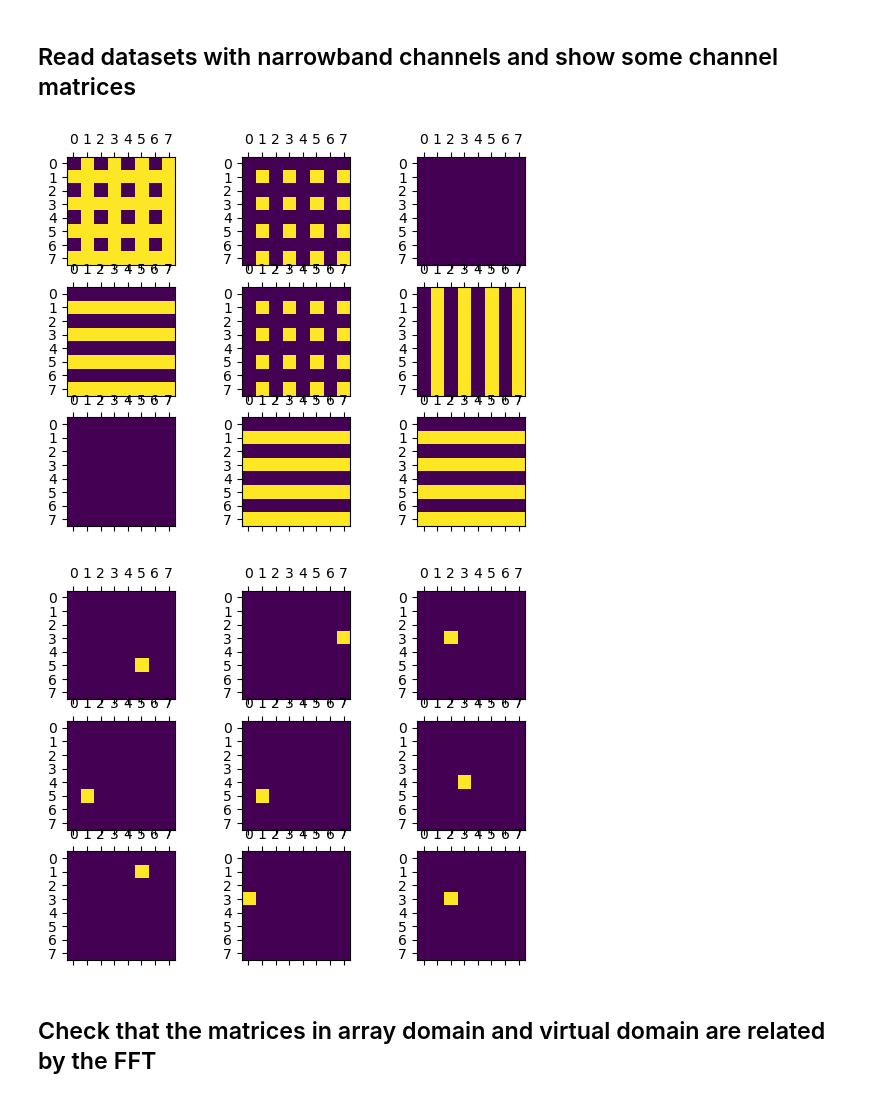
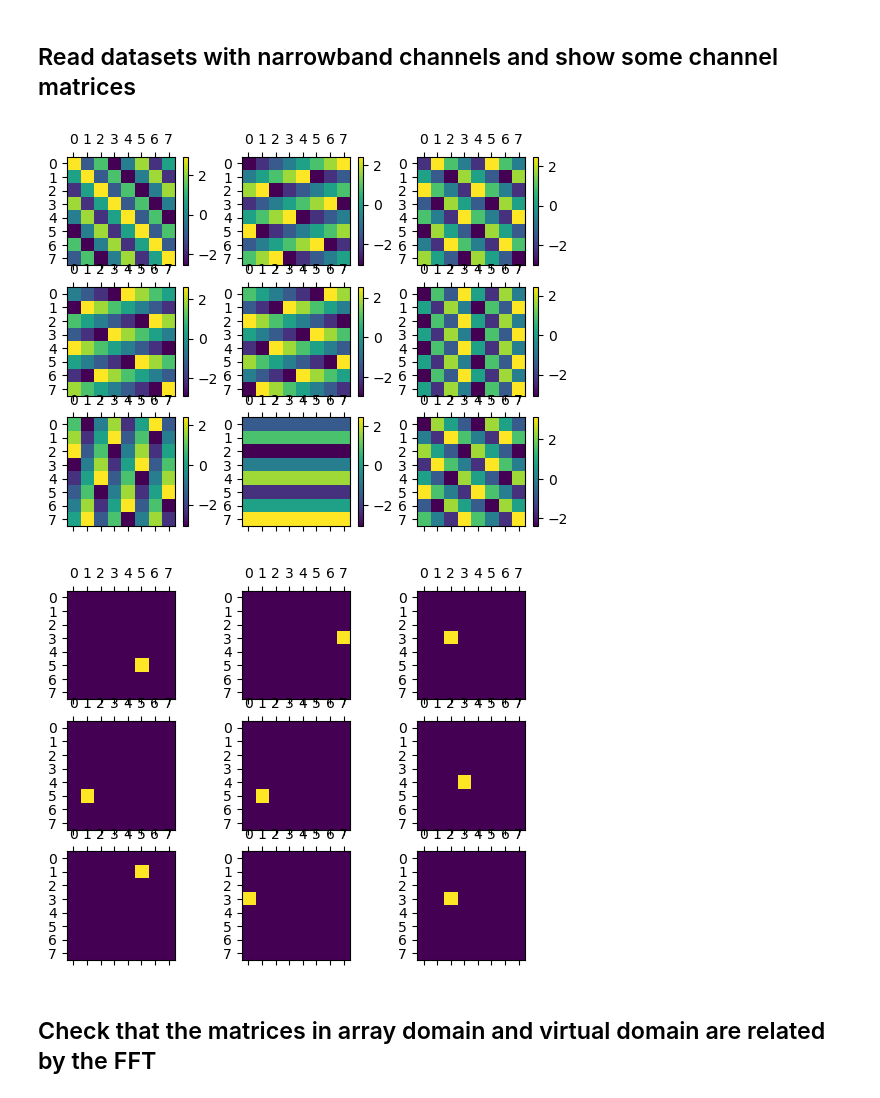
Before and after one commit to aldebaro/ai6g, a Jupyter notebook: 02_channel_estimation_digital_mimo.ipynb, the cells around one changed output. Cells and saved outputs as stored; diff of their text form; code cells hidden in the pictures.

Commit message:
Change gamp curve and channel plots

```diff
--- a/02_channel_estimation_digital_mimo.ipynb
+++ b/02_channel_estimation_digital_mimo.ipynb
@@ -73,15 +73,16 @@ Text(0.5, 1.0, 'EM-BG-GAMP algorithm')
 # %%
 data = loadmat("./files_02_channel/random_sparse_channel_1000_8_8.mat")
 
 antenna_channel, angle_channel = (data.get(key) for key in ["Harray", "Hvirtual"])
 fig1, axs1 = plt.subplots(3, 3)
 fig2, axs2 = plt.subplots(3, 3)
 for i, ax in enumerate(axs1.flat):
-    ax.matshow(np.abs(antenna_channel[i]))
+    pos = ax.matshow(np.angle(antenna_channel[i]))
+    fig1.colorbar(pos, ax = ax)
 for i, ax in enumerate(axs2.flat):
     ax.matshow(np.abs(angle_channel[i]))
 # %% [output]
-[figure, old version]
+[figure, new version]
 [figure]
 # %% [markdown]
 ## Check that the matrices in array domain and virtual domain are related by the FFT
```
Also changed, not shown: parts of 2 cells of this notebook, 1 other file.
